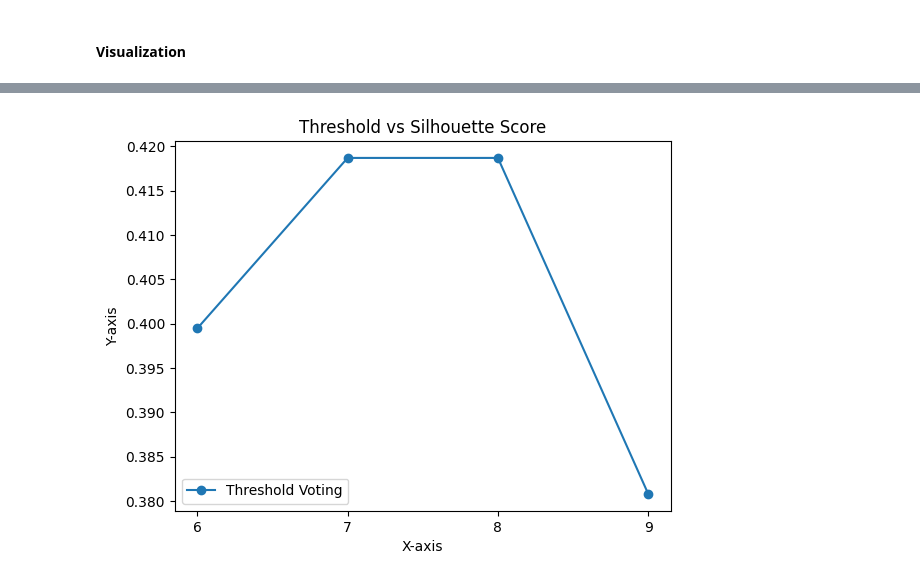
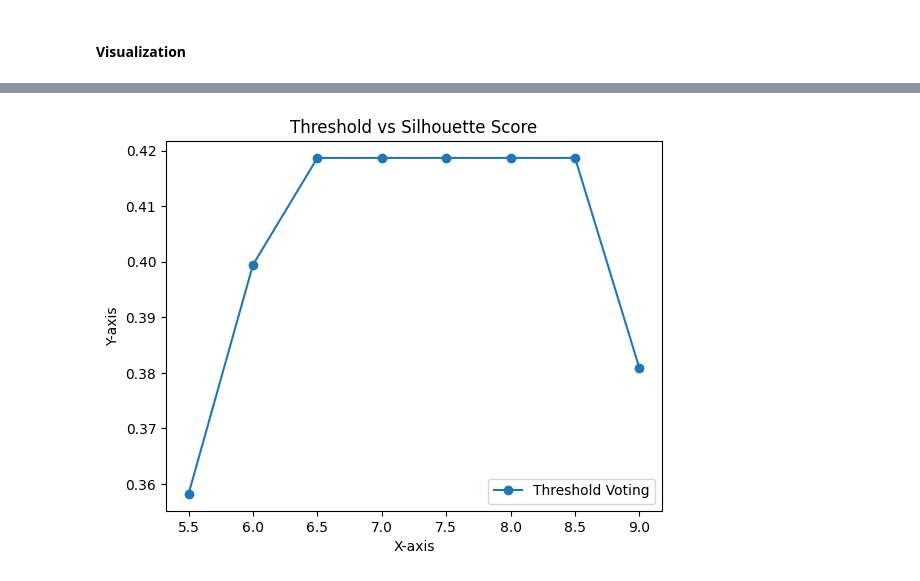
Before and after one commit to ankita-banerjee20/Cluster-Ensemble, a Jupyter notebook: lung_cancer.ipynb, the cells around one changed output, grey strips where cells are left out. Cells and saved outputs as stored; diff of their text form; code cells hidden in the pictures.

Commit message:
Completed line plot

```diff
--- a/lung_cancer.ipynb
+++ b/lung_cancer.ipynb
@@ -271,14 +273,13 @@ Silhouette Scores: [0.39945590830239874, 0.39945590830239874, 0.2862048070706586
 # %%
-x = [6, 7, 8, 9]
-y = [0.39945590830239874, 0.41867365842641563, 0.41867365842641563, 0.3807859185801084]
+x = [5.5, 6, 6.5, 7, 7.5, 8, 8.5, 9]
+y = [0.35821551781814265, 0.39945590830239874, 0.41867365842641563, 0.41867365842641563, 0.41867365842641563, 0.41867365842641563, 0.41867365842641563, 0.3807859185801084]
 
 plt.plot(x, y, marker='o', label='Threshold Voting')
-plt.xticks([6, 7, 8, 9])
 
 plt.title('Threshold vs Silhouette Score')
 plt.xlabel('X-axis')
 plt.ylabel('Y-axis')
 plt.legend()
 plt.show()
 # %% [output]
-[figure, old version]
+[figure, new version]
```
Also changed, not shown: parts of 10 cells of this notebook, 5 other files.
